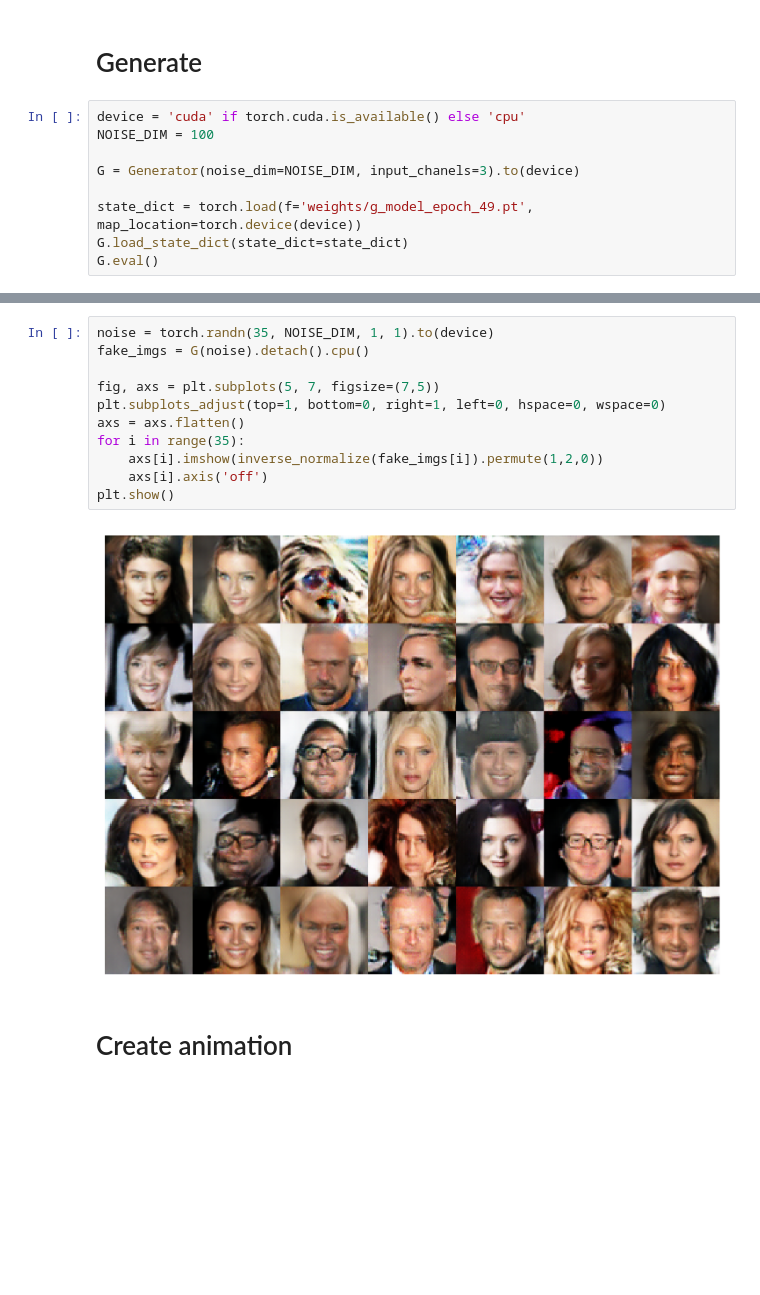
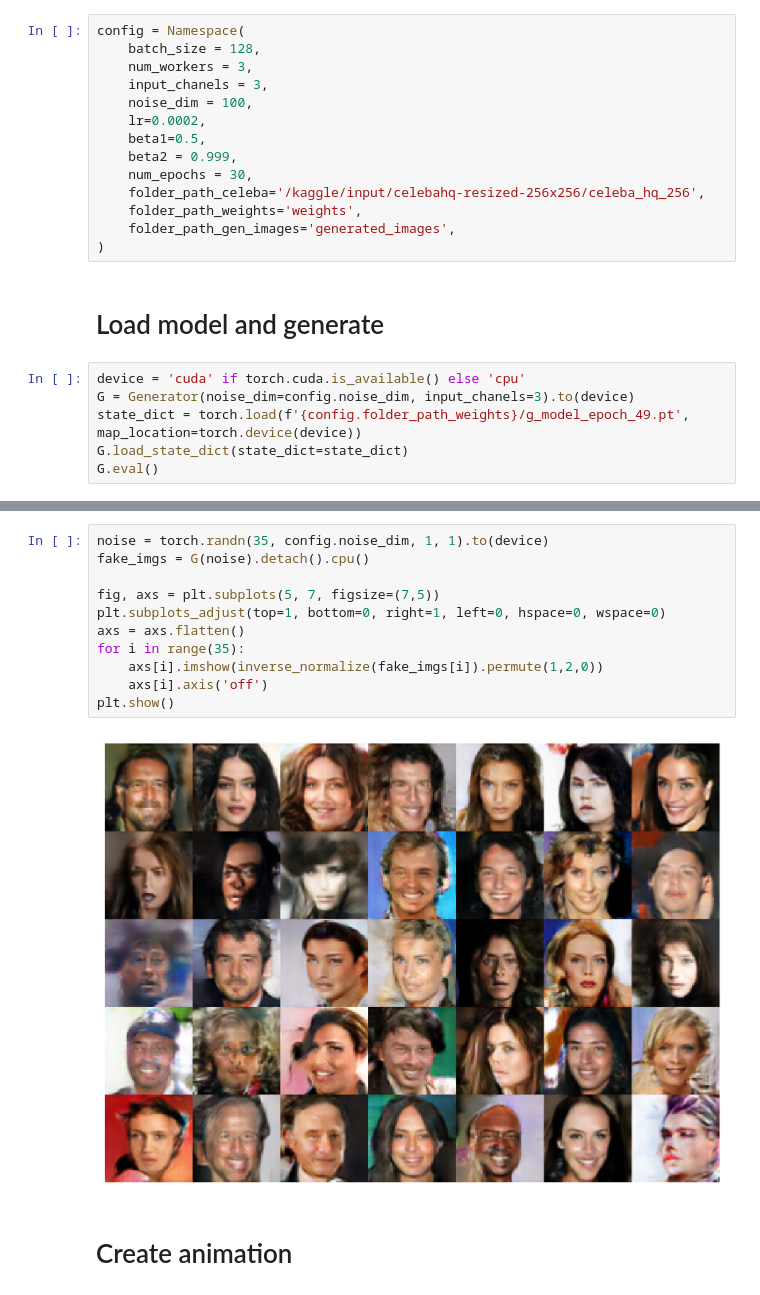
Before and after one commit to artmerinov/DCGAN, a Jupyter notebook: create_animation.ipynb, the cells around one changed output, grey strips where cells are left out. Cells and saved outputs as stored; diff of their text form; blank space fills up the shorter version.

```diff
--- a/create_animation.ipynb
+++ b/create_animation.ipynb
@@ -16,12 +20,23 @@ from dataset import inverse_normalize
-# %% [markdown]
-# Generate
+# %%
+config = Namespace(
+    batch_size = 128,
+    num_workers = 3,
+    input_chanels = 3,
+    noise_dim = 100,
+    lr=0.0002,
+    beta1=0.5,
+    beta2 = 0.999,
+    num_epochs = 30,
+    folder_path_celeba='/kaggle/input/celebahq-resized-256x256/celeba_hq_256',
+    folder_path_weights='weights',
+    folder_path_gen_images='generated_images',
+)
+# %% [markdown]
+# Load model and generate
 # %%
 device = 'cuda' if torch.cuda.is_available() else 'cpu'
-NOISE_DIM = 100
-
-G = Generator(noise_dim=NOISE_DIM, input_chanels=3).to(device)
-
-state_dict = torch.load(f='weights/g_model_epoch_49.pt', map_location=torch.device(device))
+G = Generator(noise_dim=config.noise_dim, input_chanels=3).to(device)
+state_dict = torch.load(f'{config.folder_path_weights}/g_model_epoch_49.pt', map_location=torch.device(device))
 G.load_state_dict(state_dict=state_dict)
 G.eval()
 # %% [output]
@@ -43,18 +58,18 @@ Generator(
   )
 )
 # %%
-noise = torch.randn(35, NOISE_DIM, 1, 1).to(device)
+noise = torch.randn(35, config.noise_dim, 1, 1).to(device)
 fake_imgs = G(noise).detach().cpu()
 
 fig, axs = plt.subplots(5, 7, figsize=(7,5))
 plt.subplots_adjust(top=1, bottom=0, right=1, left=0, hspace=0, wspace=0)
 axs = axs.flatten()
 for i in range(35):
     axs[i].imshow(inverse_normalize(fake_imgs[i]).permute(1,2,0))
     axs[i].axis('off')
 plt.show()
 # %% [output]
-[figure, old version]
+[figure, new version]
 # %% [markdown]
 # Create animation
 # %%
```
Also changed, not shown: parts of 2 cells of this notebook, 3 other files.
